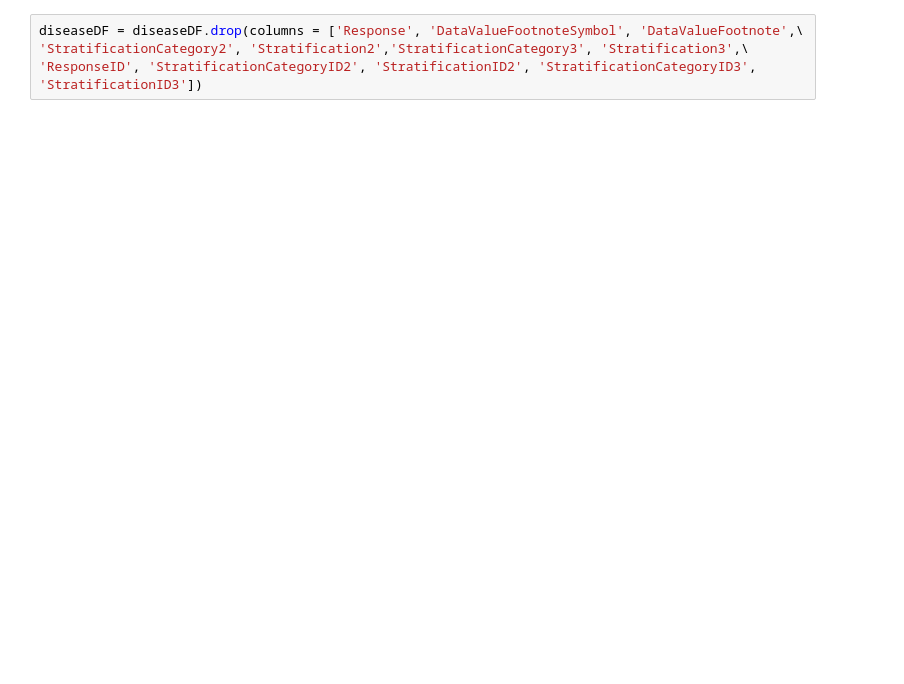
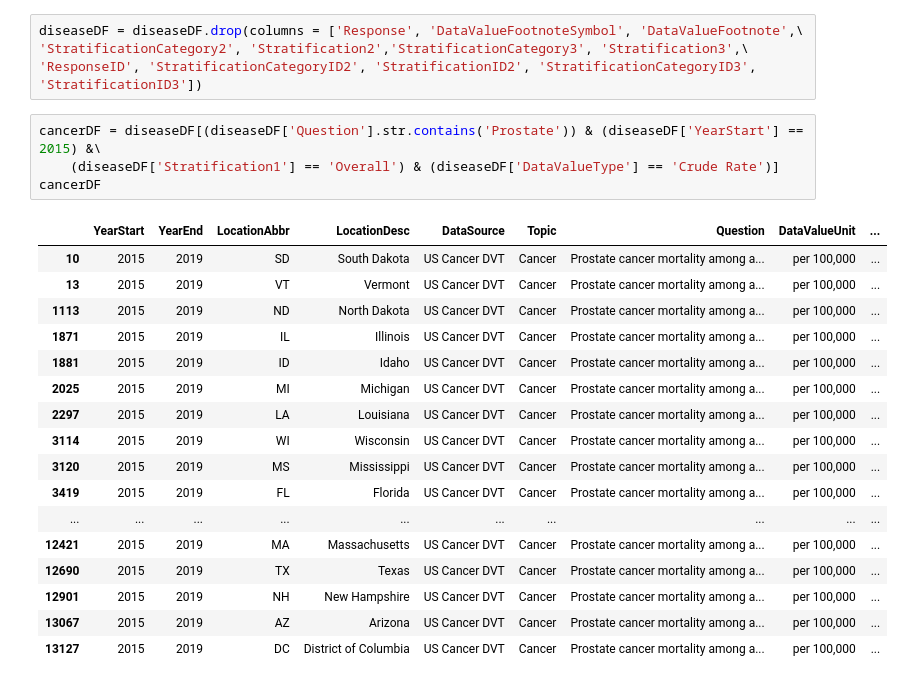
Before and after one commit to CameronStevens4/Data213-Final-Project---Cameron-Stevens, a Jupyter notebook: FinalProject.ipynb, the cells around one changed output. Drawn from its saved outputs; the diff is of its cells as text; blank space fills up the shorter version.

```diff
--- a/FinalProject.ipynb
+++ b/FinalProject.ipynb
@@ -22,3 +26,25 @@ diseaseDF
 diseaseDF = diseaseDF.drop(columns = ['Response', 'DataValueFootnoteSymbol', 'DataValueFootnote',\
 'StratificationCategory2', 'Stratification2','StratificationCategory3', 'Stratification3',\
 'ResponseID', 'StratificationCategoryID2', 'StratificationID2', 'StratificationCategoryID3', 'StratificationID3'])
+# %%
+cancerDF = diseaseDF[(diseaseDF['Question'].str.contains('Prostate')) & (diseaseDF['YearStart'] == 2015) &\
+    (diseaseDF['Stratification1'] == 'Overall') & (diseaseDF['DataValueType'] == 'Crude Rate')]
+cancerDF
+# %% [output]
+|  | YearStart | YearEnd | LocationAbbr | LocationDesc | DataSource | Topic | Question | DataValueUnit | ... |
+| 10 | 2015 | 2019 | SD | South Dakota | US Cancer DVT | Cancer | Prostate cancer mortality among a... | per 100,000 | ... |
+| 13 | 2015 | 2019 | VT | Vermont | US Cancer DVT | Cancer | Prostate cancer mortality among a... | per 100,000 | ... |
+| 1113 | 2015 | 2019 | ND | North Dakota | US Cancer DVT | Cancer | Prostate cancer mortality among a... | per 100,000 | ... |
+| 1871 | 2015 | 2019 | IL | Illinois | US Cancer DVT | Cancer | Prostate cancer mortality among a... | per 100,000 | ... |
+| 1881 | 2015 | 2019 | ID | Idaho | US Cancer DVT | Cancer | Prostate cancer mortality among a... | per 100,000 | ... |
+| 2025 | 2015 | 2019 | MI | Michigan | US Cancer DVT | Cancer | Prostate cancer mortality among a... | per 100,000 | ... |
+| 2297 | 2015 | 2019 | LA | Louisiana | US Cancer DVT | Cancer | Prostate cancer mortality among a... | per 100,000 | ... |
+| 3114 | 2015 | 2019 | WI | Wisconsin | US Cancer DVT | Cancer | Prostate cancer mortality among a... | per 100,000 | ... |
+| 3120 | 2015 | 2019 | MS | Mississippi | US Cancer DVT | Cancer | Prostate cancer mortality among a... | per 100,000 | ... |
+| 3419 | 2015 | 2019 | FL | Florida | US Cancer DVT | Cancer | Prostate cancer mortality among a... | per 100,000 | ... |
+| ... | ... | ... | ... | ... | ... | ... | ... | ... | ... |
+| 12421 | 2015 | 2019 | MA | Massachusetts | US Cancer DVT | Cancer | Prostate cancer mortality among a... | per 100,000 | ... |
+| 12690 | 2015 | 2019 | TX | Texas | US Cancer DVT | Cancer | Prostate cancer mortality among a... | per 100,000 | ... |
+| 12901 | 2015 | 2019 | NH | New Hampshire | US Cancer DVT | Cancer | Prostate cancer mortality among a... | per 100,000 | ... |
+| 13067 | 2015 | 2019 | AZ | Arizona | US Cancer DVT | Cancer | Prostate cancer mortality among a... | per 100,000 | ... |
+| 13127 | 2015 | 2019 | DC | District of Columbia | US Cancer DVT | Cancer | Prostate cancer mortality among a... | per 100,000 | ... |
```
Also changed, not shown: parts of 4 cells of this notebook.
